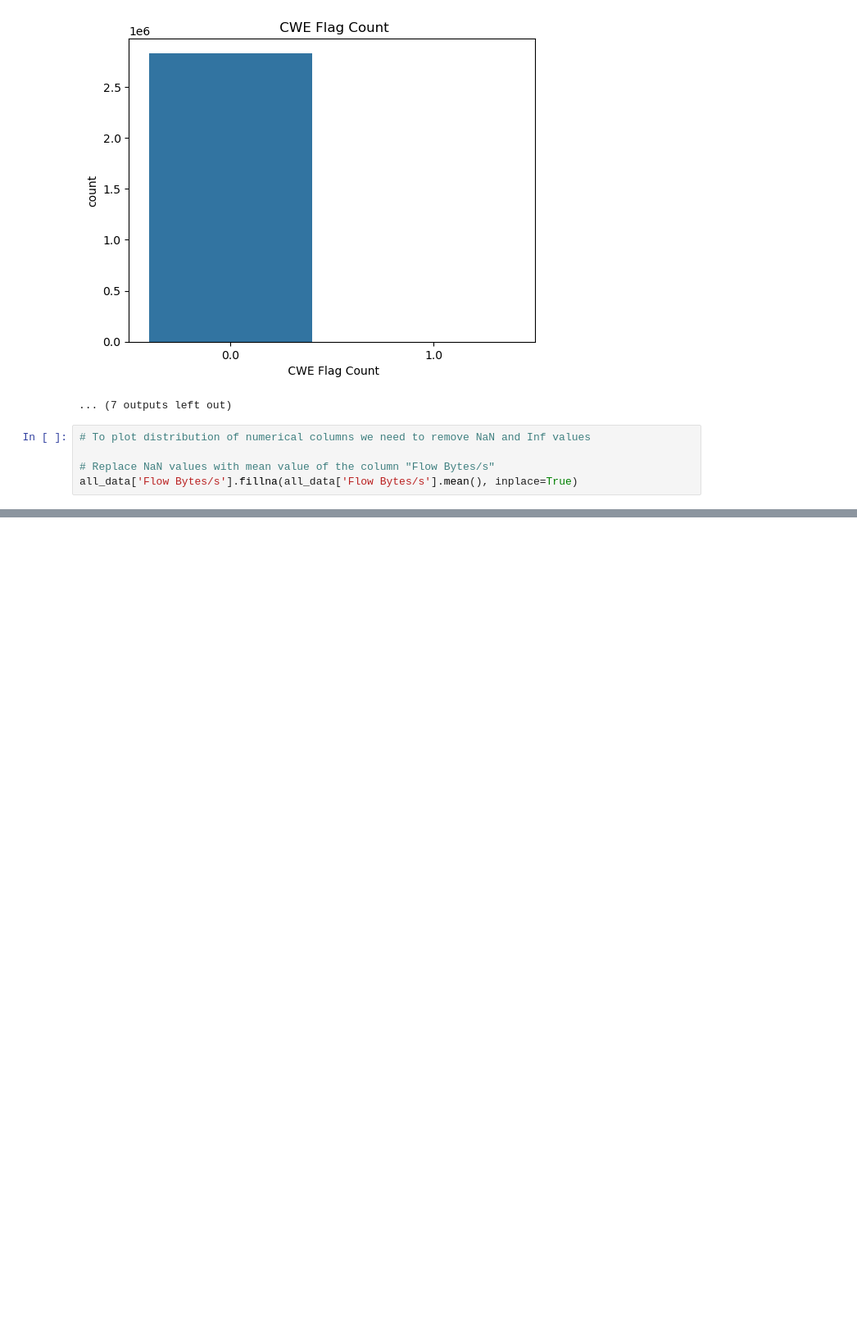
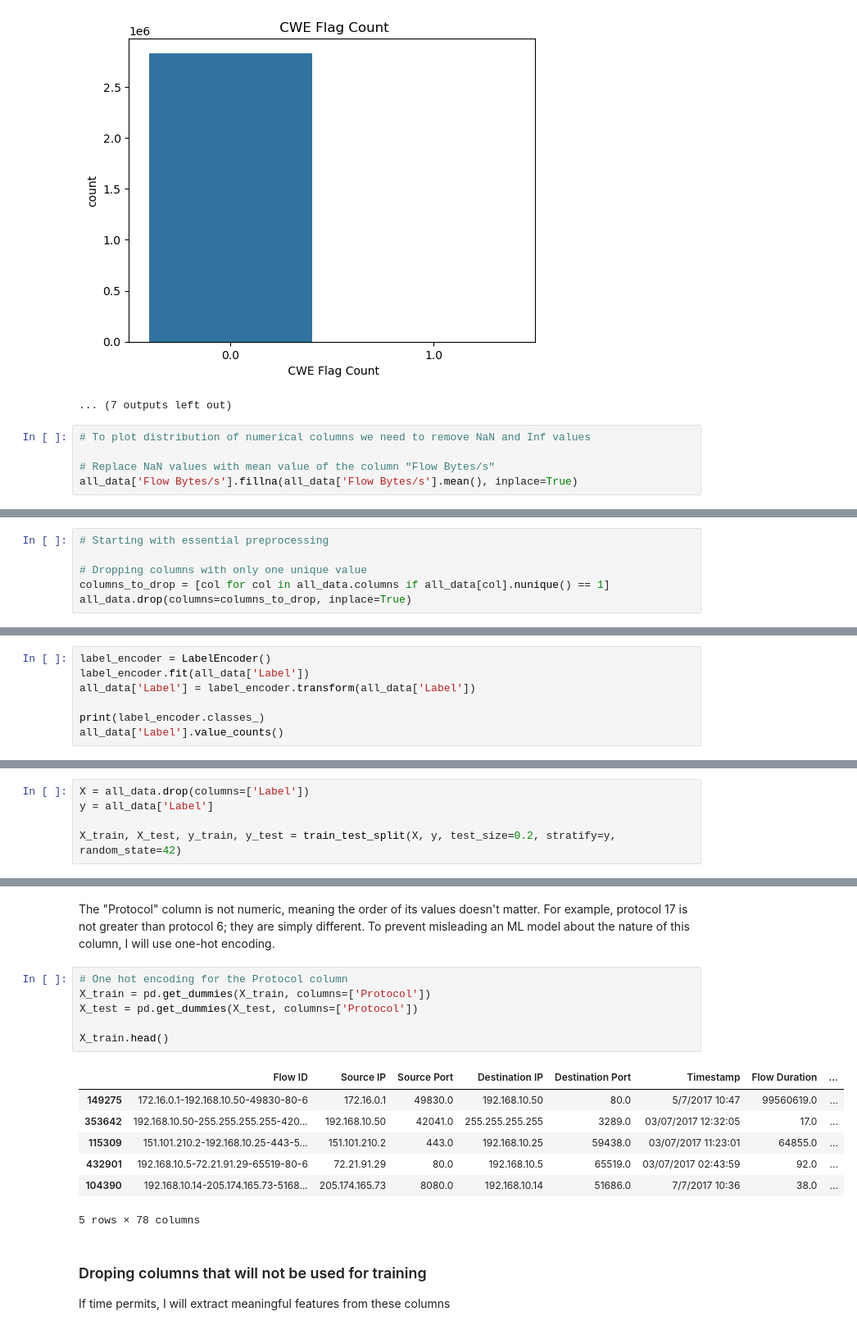
Before and after one commit to emunac/Sleek_CICDS2017, a Jupyter notebook: CSVs/EDA_Preprocessing_CICCDS2017.ipynb, the cells around one changed output, grey strips where cells are left out. Shown at 82% size. Drawn from its saved outputs; the diff is of its cells as text; blank space fills up the shorter version.

```diff
--- a/CSVs/EDA_Preprocessing_CICCDS2017.ipynb
+++ b/CSVs/EDA_Preprocessing_CICCDS2017.ipynb
@@ -276,0 +300,6 @@ plt.show()
+# %%
+# Starting with essential preprocessing
+
+# Dropping columns with only one unique value
+columns_to_drop = [col for col in all_data.columns if all_data[col].nunique() == 1]
+all_data.drop(columns=columns_to_drop, inplace=True)
@@ -276,0 +308,7 @@ plt.show()
+# %%
+label_encoder = LabelEncoder()
+label_encoder.fit(all_data['Label'])
+all_data['Label'] = label_encoder.transform(all_data['Label'])
+
+print(label_encoder.classes_)
+all_data['Label'].value_counts()
@@ -276,0 +339,5 @@ plt.show()
+# %%
+X = all_data.drop(columns=['Label'])
+y = all_data['Label']
+
+X_train, X_test, y_train, y_test = train_test_split(X, y, test_size=0.2, stratify=y, random_state=42)
@@ -276,0 +355,20 @@ plt.show()
+# %% [markdown]
+The "Protocol" column is not numeric, meaning the order of its values doesn't matter. For example, protocol 17 is not greater than protocol 6; they are simply different. To prevent misleading an ML model about the nature of this column, I will use one-hot encoding.
+# %%
+# One hot encoding for the Protocol column
+X_train = pd.get_dummies(X_train, columns=['Protocol'])
+X_test = pd.get_dummies(X_test, columns=['Protocol'])
+
+X_train.head()
+# %% [output]
+|  | Flow ID | Source IP | Source Port | Destination IP | Destination Port | Timestamp | Flow Duration | ... |
+| 149275 | 172.16.0.1-192.168.10.50-49830-80-6 | 172.16.0.1 | 49830.0 | 192.168.10.50 | 80.0 | 5/7/2017 10:47 | 99560619.0 | ... |
+| 353642 | 192.168.10.50-255.255.255.255-420... | 192.168.10.50 | 42041.0 | 255.255.255.255 | 3289.0 | 03/07/2017 12:32:05 | 17.0 | ... |
+| 115309 | 151.101.210.2-192.168.10.25-443-5... | 151.101.210.2 | 443.0 | 192.168.10.25 | 59438.0 | 03/07/2017 11:23:01 | 64855.0 | ... |
+| 432901 | 192.168.10.5-72.21.91.29-65519-80-6 | 72.21.91.29 | 80.0 | 192.168.10.5 | 65519.0 | 03/07/2017 02:43:59 | 92.0 | ... |
+| 104390 | 192.168.10.14-205.174.165.73-5168... | 205.174.165.73 | 8080.0 | 192.168.10.14 | 51686.0 | 7/7/2017 10:36 | 38.0 | ... |
+5 rows × 78 columns
+# %% [markdown]
+### Droping columns that will not be used for training
+
+If time permits, I will extract meaningful features from these columns
```
Also changed, not shown: parts of 31 cells of this notebook.
